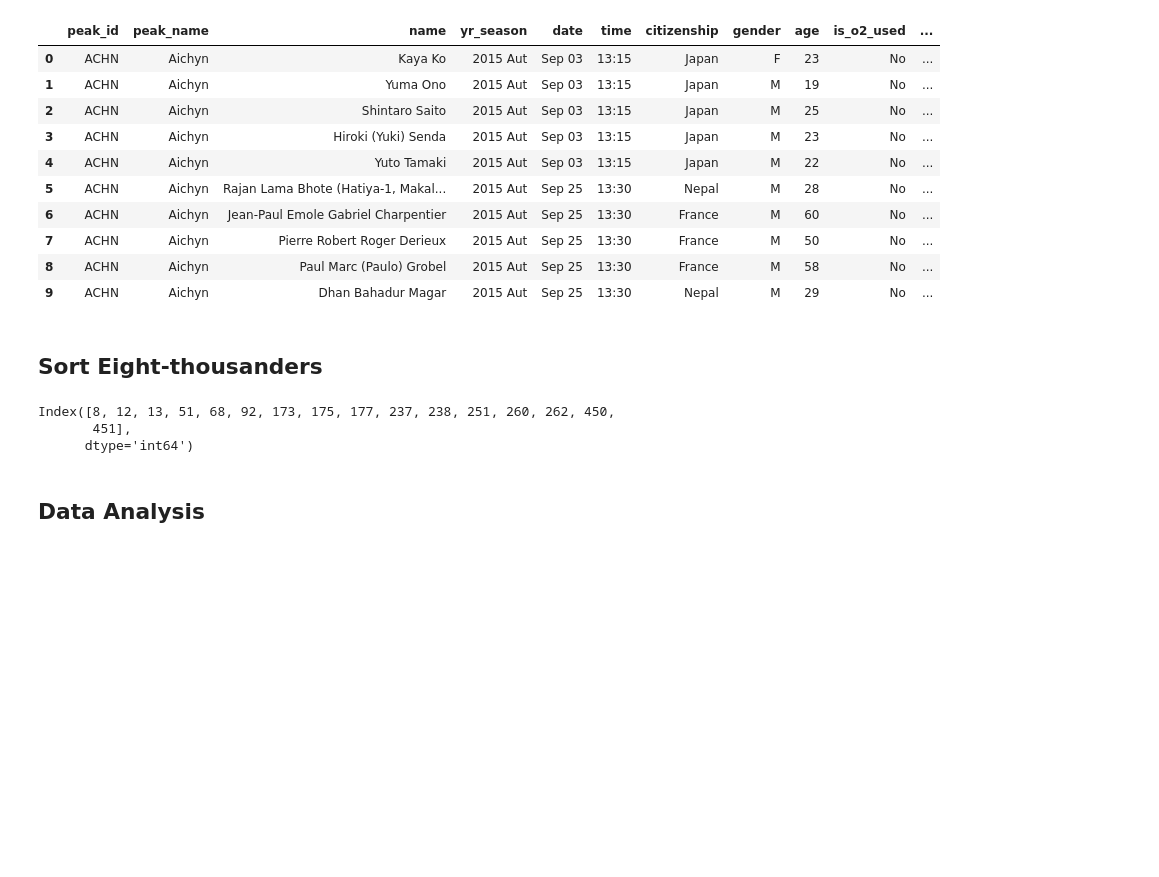
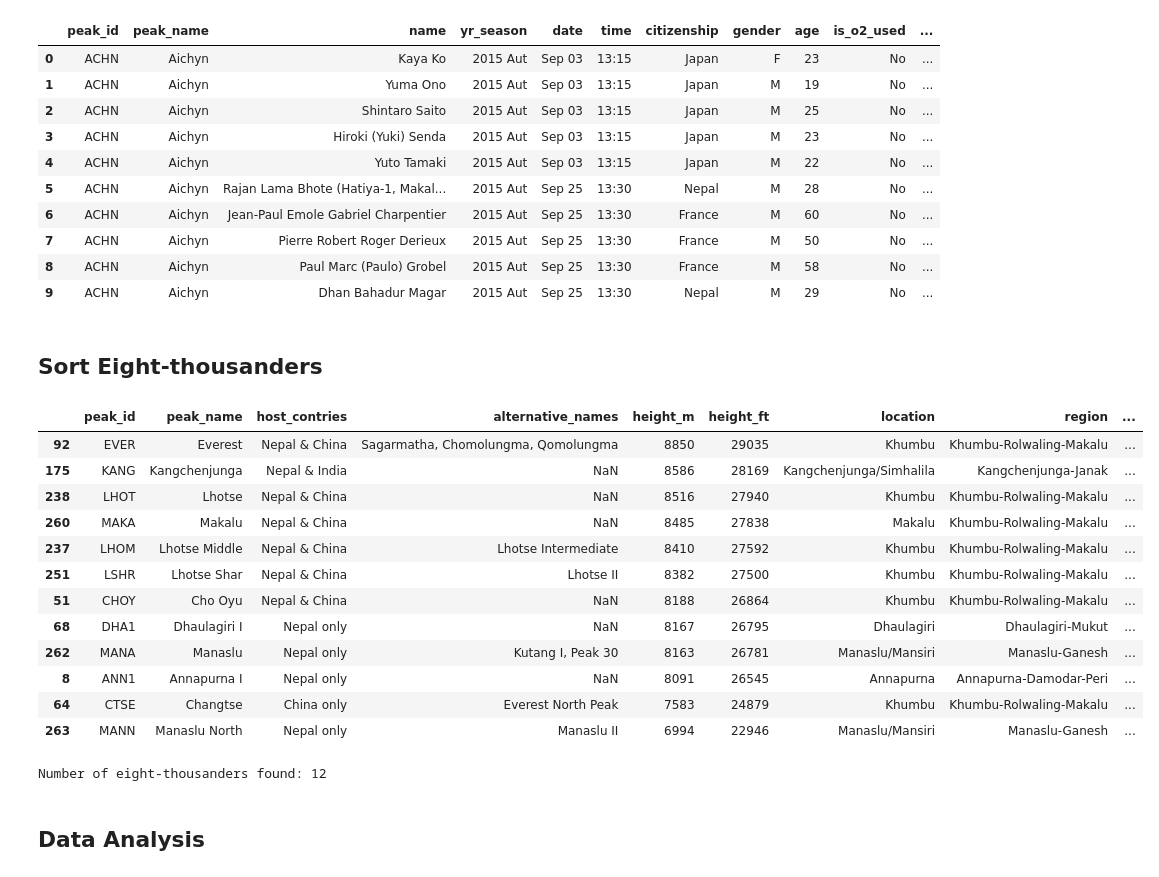
Before and after one commit to DmytroRi/himalayan_expeditions, a Jupyter notebook: HimalayaInsights.ipynb, the cells around one changed output. Drawn from its saved outputs; the diff is of its cells as text; code cells hidden in the pictures; blank space fills up the shorter version.

```diff
--- a/HimalayaInsights.ipynb
+++ b/HimalayaInsights.ipynb
@@ -145,13 +146,27 @@ summit.head(10)
 # %% [markdown]
 ## Sort Eight-thousanders
 # %%
-peaks['height_m'] = pd.to_numeric(peaks['height_m'], errors='coerce') # ensure numeric datatype
-eightKs = peaks.query('height_m > 8000')
-eightKs.index
+#peaks['height_m'] = pd.to_numeric(peaks['height_m'], errors='coerce') # ensure numeric datatype
+#eightKs = peaks.query('height_m > 8000')
+#eightKs = eightKs[~eightKs['peak_id'].isin(['ANNE', 'ANNM', 'KANC', 'KANS', 'LHOM', 'LSHR'])]
+#eightKs[['peak_name', 'peak_id', 'height_m']]
+
+#exped8 = exped[exped['peak_id'].isin(eightKs['peak_id'])]
 # %% [output]
+|  | peak_id | peak_name | host_contries | alternative_names | height_m | height_ft | location | region | ... |
+| 92 | EVER | Everest | Nepal & China | Sagarmatha, Chomolungma, Qomolungma | 8850 | 29035 | Khumbu | Khumbu-Rolwaling-Makalu | ... |
+| 175 | KANG | Kangchenjunga | Nepal & India | NaN | 8586 | 28169 | Kangchenjunga/Simhalila | Kangchenjunga-Janak | ... |
+| 238 | LHOT | Lhotse | Nepal & China | NaN | 8516 | 27940 | Khumbu | Khumbu-Rolwaling-Makalu | ... |
+| 260 | MAKA | Makalu | Nepal & China | NaN | 8485 | 27838 | Makalu | Khumbu-Rolwaling-Makalu | ... |
+| 237 | LHOM | Lhotse Middle | Nepal & China | Lhotse Intermediate | 8410 | 27592 | Khumbu | Khumbu-Rolwaling-Makalu | ... |
+| 251 | LSHR | Lhotse Shar | Nepal & China | Lhotse II | 8382 | 27500 | Khumbu | Khumbu-Rolwaling-Makalu | ... |
+| 51 | CHOY | Cho Oyu | Nepal & China | NaN | 8188 | 26864 | Khumbu | Khumbu-Rolwaling-Makalu | ... |
+| 68 | DHA1 | Dhaulagiri I | Nepal only | NaN | 8167 | 26795 | Dhaulagiri | Dhaulagiri-Mukut | ... |
+| 262 | MANA | Manaslu | Nepal only | Kutang I, Peak 30 | 8163 | 26781 | Manaslu/Mansiri | Manaslu-Ganesh | ... |
+| 8 | ANN1 | Annapurna I | Nepal only | NaN | 8091 | 26545 | Annapurna | Annapurna-Damodar-Peri | ... |
+| 64 | CTSE | Changtse | China only | Everest North Peak | 7583 | 24879 | Khumbu | Khumbu-Rolwaling-Makalu | ... |
+| 263 | MANN | Manaslu North | Nepal only | Manaslu II | 6994 | 22946 | Manaslu/Mansiri | Manaslu-Ganesh | ... |
-Index([8, 12, 13, 51, 68, 92, 173, 175, 177, 237, 238, 251, 260, 262, 450,
-       451],
-      dtype='int64')
+Number of eight-thousanders found: 12
 # %% [markdown]
 ## Data Analysis
 # %% [markdown]
```
Also changed, not shown: parts of 4 cells of this notebook.
